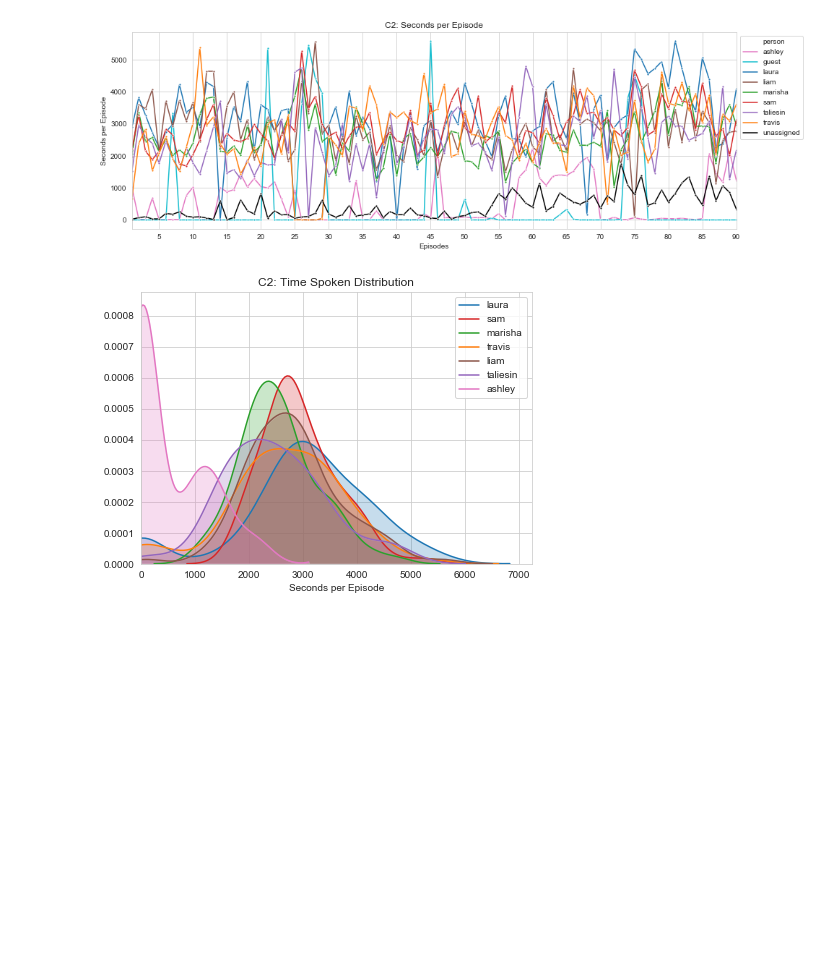
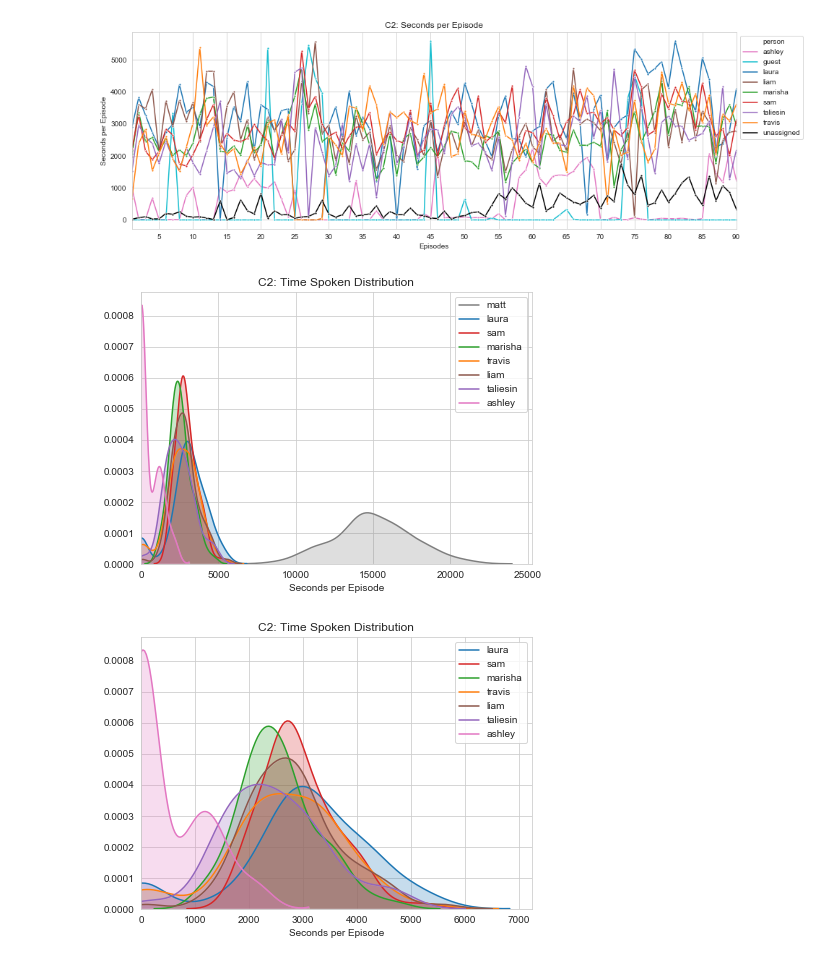
Before and after one commit to albechen/critical-role-transcript-statistics, a Jupyter notebook: cr_transcript.ipynb, the cells around one changed output. Saved outputs shown, nothing was run; the diff lists cells and outputs as text; code cells hidden in the pictures; blank space fills up the shorter version.

```diff
--- a/cr_transcript.ipynb
+++ b/cr_transcript.ipynb
@@ -122,6 +121,10 @@ vtt.lineplot_per_ep(C2_org_name, 'matt', 'C2')
 vtt.lineplot_per_ep(C2_org_name, 'nomatt', 'C2')
 # %% [output]
 [figure]
+# %%
+vtt.densityplot_time_per_ep(C2_org_name, 'matt', 'C2')
+# %% [output]
+[figure, added]
 # %%
 vtt.densityplot_time_per_ep(C2_org_name, 'nomatt', 'C2')
 # %% [output]
```
Also changed, not shown: parts of 2 cells of this notebook, 2 other files.
